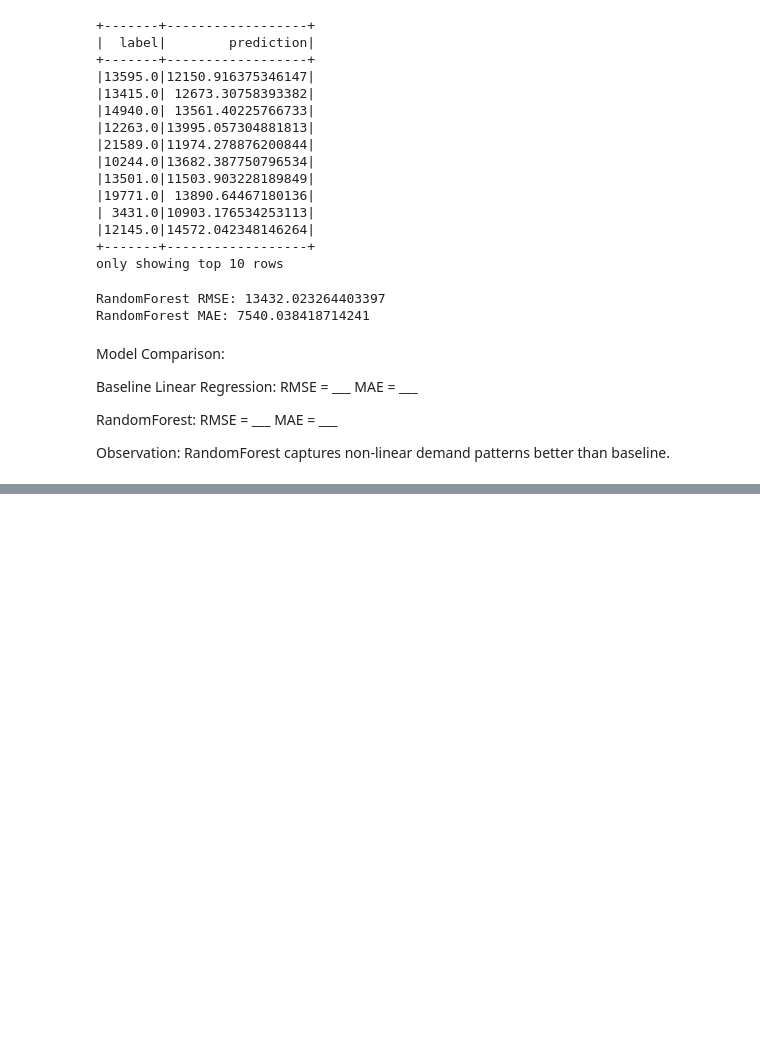
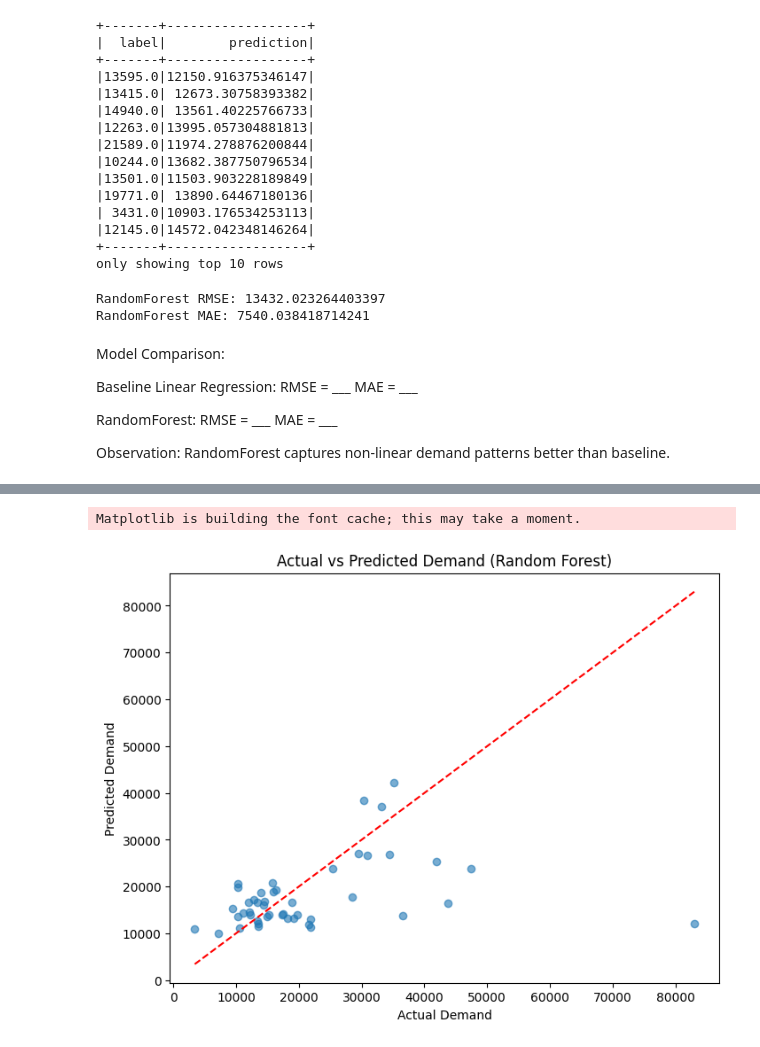
Before and after one commit to alapatilalitha/retail-demand-forecasting, a Jupyter notebook: notebooks/04_advanced_model.ipynb, the cells around one changed output, grey strips where cells are left out. Cells and saved outputs as stored; diff of their text form; code cells hidden in the pictures; blank space fills up the shorter version.

Commit message:
Add complete Spark retail demand forecasting pipeline (Steps 1–6)

```diff
--- a/notebooks/04_advanced_model.ipynb
+++ b/notebooks/04_advanced_model.ipynb
@@ -132,0 +135,4 @@ RandomForest captures non-linear demand patterns better than baseline.
+# %%
+rf_predictions = rf_model.transform(test_df)
+
+rf_predictions.select("label", "prediction").show(10)
@@ -132,0 +202,19 @@ RandomForest captures non-linear demand patterns better than baseline.
+# %%
+pdf_preds = rf_predictions.select("label", "prediction").toPandas()
+# %%
+import matplotlib.pyplot as plt
+
+plt.figure(figsize=(8,6))
+plt.scatter(pdf_preds["label"], pdf_preds["prediction"], alpha=0.6)
+plt.plot(
+    [pdf_preds["label"].min(), pdf_preds["label"].max()],
+    [pdf_preds["label"].min(), pdf_preds["label"].max()],
+    'r--'
+)
+plt.xlabel("Actual Demand")
+plt.ylabel("Predicted Demand")
+plt.title("Actual vs Predicted Demand (Random Forest)")
+plt.show()
+# %% [output]
+Matplotlib is building the font cache; this may take a moment.
+[figure, added]
```
Also changed, not shown: parts of 11 cells of this notebook, 6 other files.
